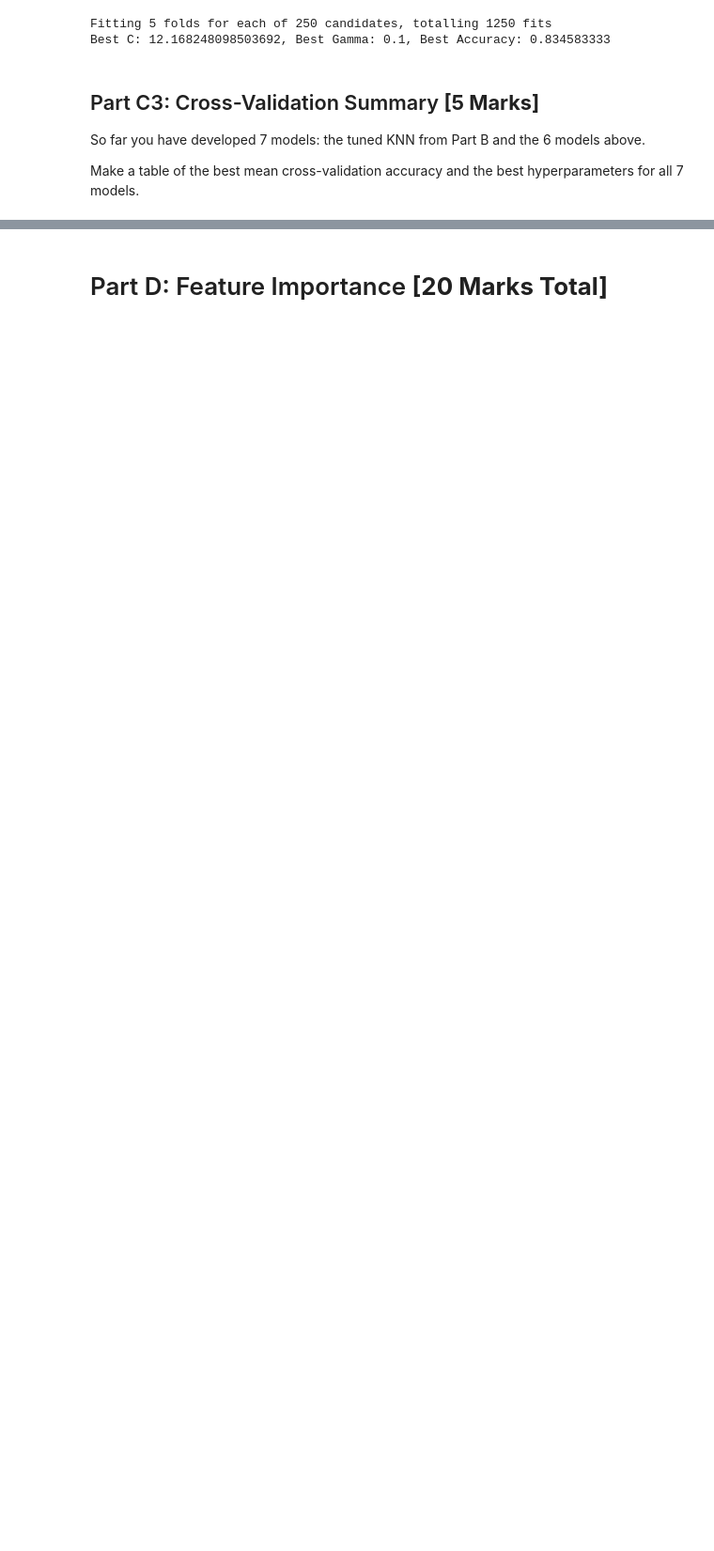
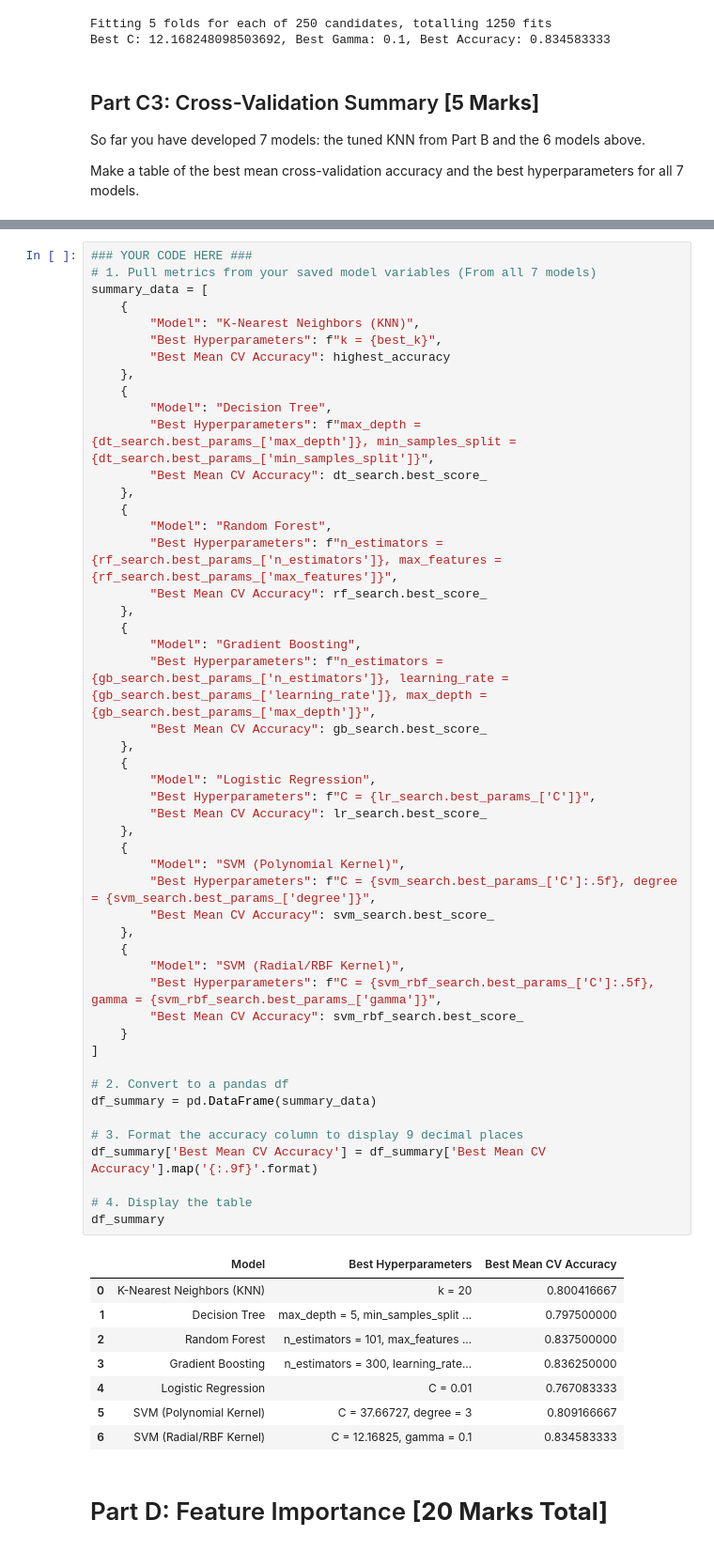
Before and after one commit to AngieCreate/MIE370_Assignment_2, a Jupyter notebook: MIE370_Assignment_2_Classification_and_Ensemble_models.ipynb, the cells around one changed output, grey strips where cells are left out. Shown at 94% size. Saved outputs shown, nothing was run; the diff lists cells and outputs as text; blank space fills up the shorter version.

```diff
--- a/MIE370_Assignment_2_Classification_and_Ensemble_models.ipynb
+++ b/MIE370_Assignment_2_Classification_and_Ensemble_models.ipynb
@@ -786,3 +784,61 @@ Make a table of the best mean cross-validation accuracy and the best hyperparame
+# %%
+### YOUR CODE HERE ###
+# 1. Pull metrics from your saved model variables (From all 7 models)
+summary_data = [
+    {
+        "Model": "K-Nearest Neighbors (KNN)",
+        "Best Hyperparameters": f"k = {best_k}",
+        "Best Mean CV Accuracy": highest_accuracy
+    },
+    {
+        "Model": "Decision Tree",
+        "Best Hyperparameters": f"max_depth = {dt_search.best_params_['max_depth']}, min_samples_split = {dt_search.best_params_['min_samples_split']}",
+        "Best Mean CV Accuracy": dt_search.best_score_
+    },
+    {
+        "Model": "Random Forest",
+        "Best Hyperparameters": f"n_estimators = {rf_search.best_params_['n_estimators']}, max_features = {rf_search.best_params_['max_features']}",
+        "Best Mean CV Accuracy": rf_search.best_score_
+    },
+    {
+        "Model": "Gradient Boosting",
+        "Best Hyperparameters": f"n_estimators = {gb_search.best_params_['n_estimators']}, learning_rate = {gb_search.best_params_['learning_rate']}, max_depth = {gb_search.best_params_['max_depth']}",
+        "Best Mean CV Accuracy": gb_search.best_score_
+    },
+    {
+        "Model": "Logistic Regression",
+        "Best Hyperparameters": f"C = {lr_search.best_params_['C']}",
+        "Best Mean CV Accuracy": lr_search.best_score_
+    },
+    {
+        "Model": "SVM (Polynomial Kernel)",
+        "Best Hyperparameters": f"C = {svm_search.best_params_['C']:.5f}, degree = {svm_search.best_params_['degree']}",
+        "Best Mean CV Accuracy": svm_search.best_score_
+    },
+    {
+        "Model": "SVM (Radial/RBF Kernel)",
+        "Best Hyperparameters": f"C = {svm_rbf_search.best_params_['C']:.5f}, gamma = {svm_rbf_search.best_params_['gamma']}",
+        "Best Mean CV Accuracy": svm_rbf_search.best_score_
+    }
+]
+
+# 2. Convert to a pandas df
+df_summary = pd.DataFrame(summary_data)
+
+# 3. Format the accuracy column to display 9 decimal places
+df_summary['Best Mean CV Accuracy'] = df_summary['Best Mean CV Accuracy'].map('{:.9f}'.format)
+
+# 4. Display the table
+df_summary
+# %% [output]
+|  | Model | Best Hyperparameters | Best Mean CV Accuracy |
+| 0 | K-Nearest Neighbors (KNN) | k = 20 | 0.800416667 |
+| 1 | Decision Tree | max_depth = 5, min_samples_split ... | 0.797500000 |
+| 2 | Random Forest | n_estimators = 101, max_features ... | 0.837500000 |
+| 3 | Gradient Boosting | n_estimators = 300, learning_rate... | 0.836250000 |
+| 4 | Logistic Regression | C = 0.01 | 0.767083333 |
+| 5 | SVM (Polynomial Kernel) | C = 37.66727, degree = 3 | 0.809166667 |
+| 6 | SVM (Radial/RBF Kernel) | C = 12.16825, gamma = 0.1 | 0.834583333 |
 # %% [markdown]
 # Part D: Feature Importance **[20 Marks Total]**
 # %% [markdown]
```
Also changed, not shown: parts of 1 cell of this notebook.
